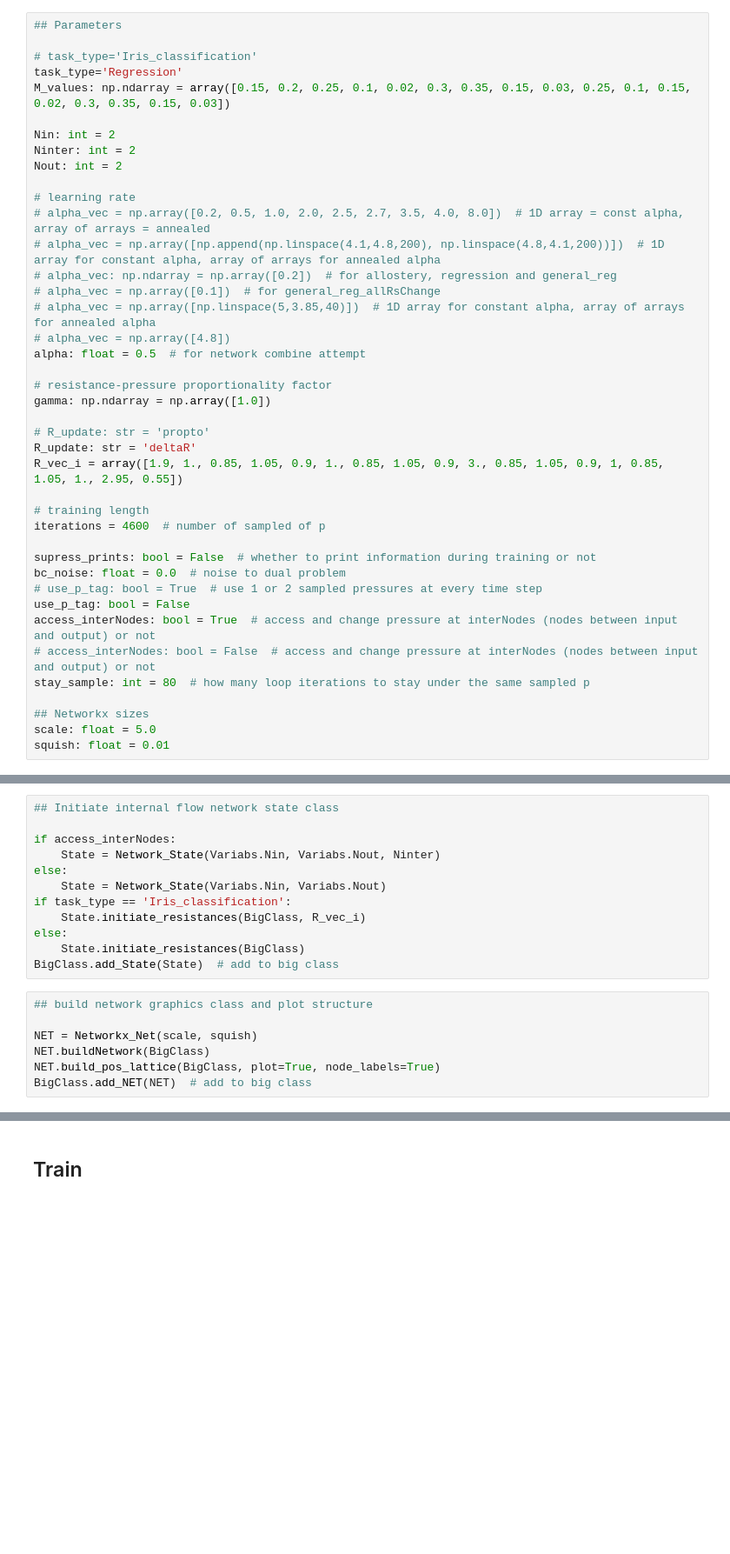
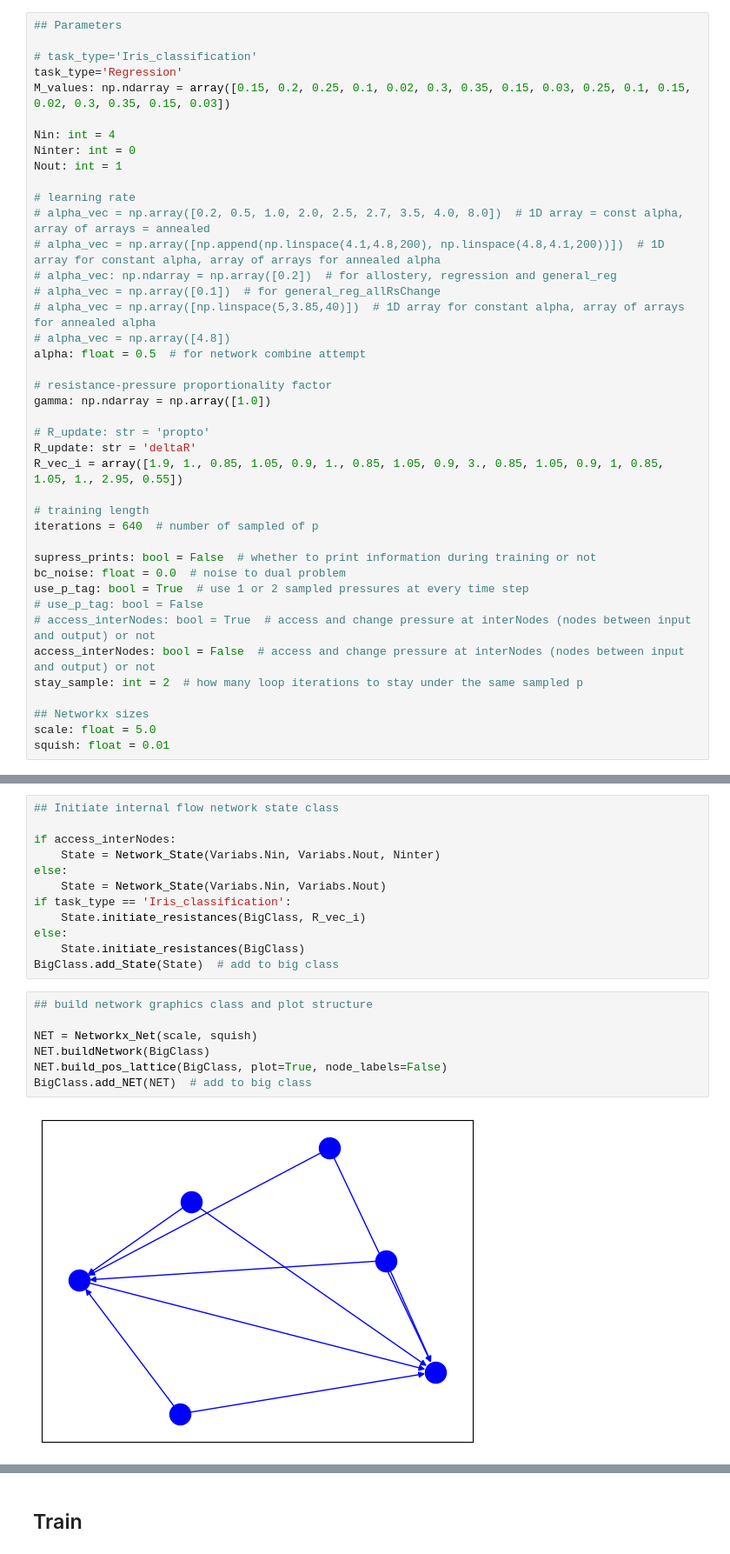
Before and after one commit to RoieEzraty/Network_combine, a Jupyter notebook: Network_main.ipynb, the cells around one changed output, grey strips where cells are left out. Shown: that part at 87% size. Cells and saved outputs as stored; diff of their text form; blank space fills up the shorter version.

```diff
--- a/Network_main.ipynb
+++ b/Network_main.ipynb
@@ -26,9 +28,9 @@ import matrix_functions, functions, statistics, plot_functions, solve
 task_type='Regression'
 M_values: np.ndarray = array([0.15, 0.2, 0.25, 0.1, 0.02, 0.3, 0.35, 0.15, 0.03, 0.25, 0.1, 0.15, 0.02, 0.3, 0.35, 0.15, 0.03])
 
-Nin: int = 2
-Ninter: int = 2
-Nout: int = 2
+Nin: int = 4
+Ninter: int = 0
+Nout: int = 1
 
 # learning rate
 # alpha_vec = np.array([0.2, 0.5, 1.0, 2.0, 2.5, 2.7, 3.5, 4.0, 8.0])  # 1D array = const alpha, array of arrays = annealed
@@ -47,15 +49,15 @@ R_update: str = 'deltaR'
 R_vec_i = array([1.9, 1., 0.85, 1.05, 0.9, 1., 0.85, 1.05, 0.9, 3., 0.85, 1.05, 0.9, 1, 0.85, 1.05, 1., 2.95, 0.55])
 
 # training length
-iterations = 4600  # number of sampled of p
+iterations = 640  # number of sampled of p
 
 supress_prints: bool = False  # whether to print information during training or not
 bc_noise: float = 0.0  # noise to dual problem
-# use_p_tag: bool = True  # use 1 or 2 sampled pressures at every time step
-use_p_tag: bool = False
-access_interNodes: bool = True  # access and change pressure at interNodes (nodes between input and output) or not
-# access_interNodes: bool = False  # access and change pressure at interNodes (nodes between input and output) or not
-stay_sample: int = 80  # how many loop iterations to stay under the same sampled p
+use_p_tag: bool = True  # use 1 or 2 sampled pressures at every time step
+# use_p_tag: bool = False
+# access_interNodes: bool = True  # access and change pressure at interNodes (nodes between input and output) or not
+access_interNodes: bool = False  # access and change pressure at interNodes (nodes between input and output) or not
+stay_sample: int = 2  # how many loop iterations to stay under the same sampled p
 
 ## Networkx sizes
 scale: float = 5.0
@@ -113,7 +123,9 @@ BigClass.add_State(State)  # add to big class
 # %%
 ## build network graphics class and plot structure
 
 NET = Networkx_Net(scale, squish)
 NET.buildNetwork(BigClass)
-NET.build_pos_lattice(BigClass, plot=True, node_labels=True)
+NET.build_pos_lattice(BigClass, plot=True, node_labels=False)
 BigClass.add_NET(NET)  # add to big class
+# %% [output]
+[figure, added]
```
Also changed, not shown: parts of 13 cells of this notebook, 9 other files.
